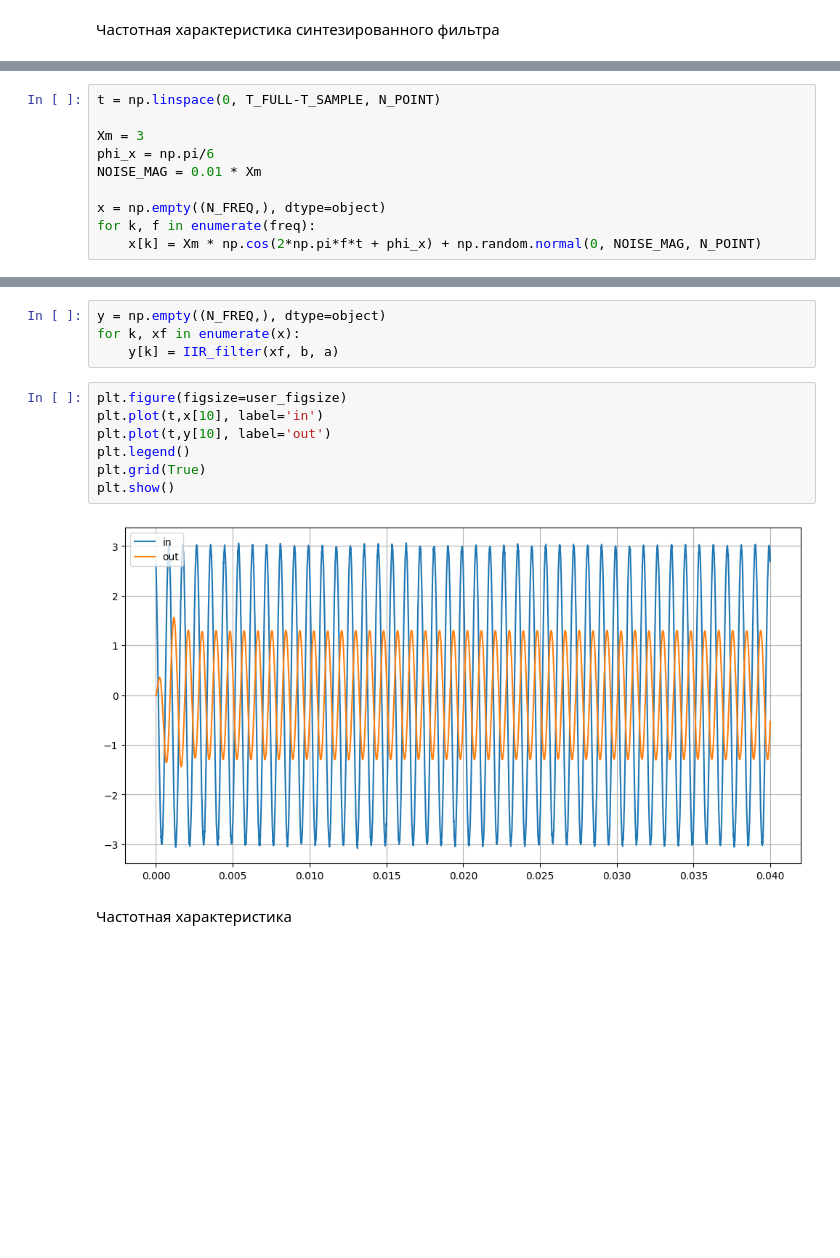
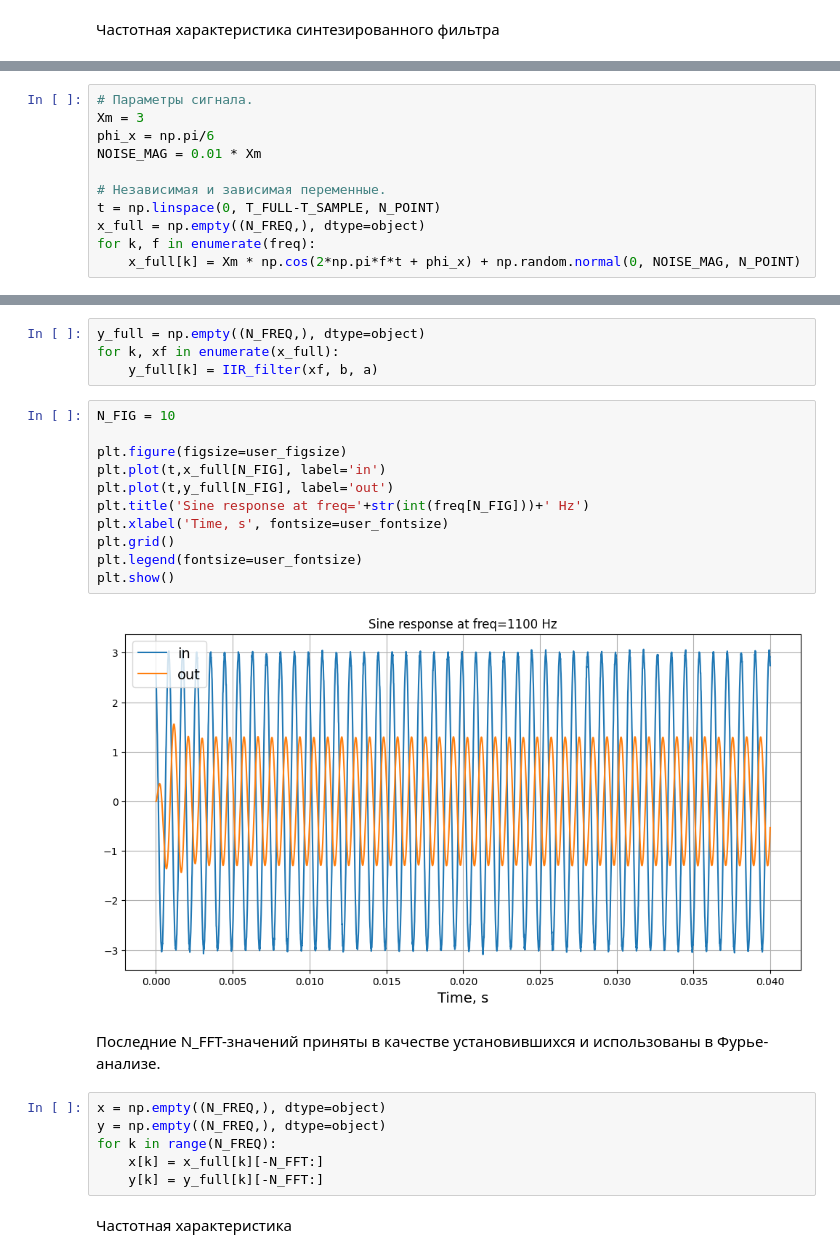
Before and after one commit to romangorbunov91/daub_5_3-int-to-int, a Jupyter notebook: fft_test.ipynb, the cells around one changed output, grey strips where cells are left out. Drawn from its saved outputs; the diff is of its cells as text; blank space fills up the shorter version.

```diff
--- a/fft_test.ipynb
+++ b/fft_test.ipynb
@@ -68,12 +95,13 @@ freq = np.linspace(F_LOW, F_SAMPLE/2-F_LOW, N_FREQ)
 # %%
-t = np.linspace(0, T_FULL-T_SAMPLE, N_POINT)
-
+# Параметры сигнала.
 Xm = 3
 phi_x = np.pi/6
 NOISE_MAG = 0.01 * Xm
 
-x = np.empty((N_FREQ,), dtype=object)
+# Независимая и зависимая переменные.
+t = np.linspace(0, T_FULL-T_SAMPLE, N_POINT)
+x_full = np.empty((N_FREQ,), dtype=object)
 for k, f in enumerate(freq):
-    x[k] = Xm * np.cos(2*np.pi*f*t + phi_x) + np.random.normal(0, NOISE_MAG, N_POINT)
+    x_full[k] = Xm * np.cos(2*np.pi*f*t + phi_x) + np.random.normal(0, NOISE_MAG, N_POINT)
 # %%
 plt.figure(figsize=user_figsize)
@@ -102,16 +118,28 @@ def IIR_filter(x, b_coeff, a_coeff):
 # %%
-y = np.empty((N_FREQ,), dtype=object)
-for k, xf in enumerate(x):
-    y[k] = IIR_filter(xf, b, a)
+y_full = np.empty((N_FREQ,), dtype=object)
+for k, xf in enumerate(x_full):
+    y_full[k] = IIR_filter(xf, b, a)
 # %%
+N_FIG = 10
+
 plt.figure(figsize=user_figsize)
-plt.plot(t,x[10], label='in')
-plt.plot(t,y[10], label='out')
-plt.legend()
-plt.grid(True)
+plt.plot(t,x_full[N_FIG], label='in')
+plt.plot(t,y_full[N_FIG], label='out')
+plt.title('Sine response at freq='+str(int(freq[N_FIG]))+' Hz')
+plt.xlabel('Time, s', fontsize=user_fontsize)
+plt.grid()
+plt.legend(fontsize=user_fontsize)
 plt.show()
 # %% [output]
-[figure, old version]
+[figure, new version]
+# %% [markdown]
+Последние N_FFT-значений приняты в качестве установившихся и использованы в Фурье-анализе.
+# %%
+x = np.empty((N_FREQ,), dtype=object)
+y = np.empty((N_FREQ,), dtype=object)
+for k in range(N_FREQ):
+    x[k] = x_full[k][-N_FFT:]
+    y[k] = y_full[k][-N_FFT:]
 # %% [markdown]
 Частотная характеристика
 # %%
```
Also changed, not shown: parts of 26 cells of this notebook.
